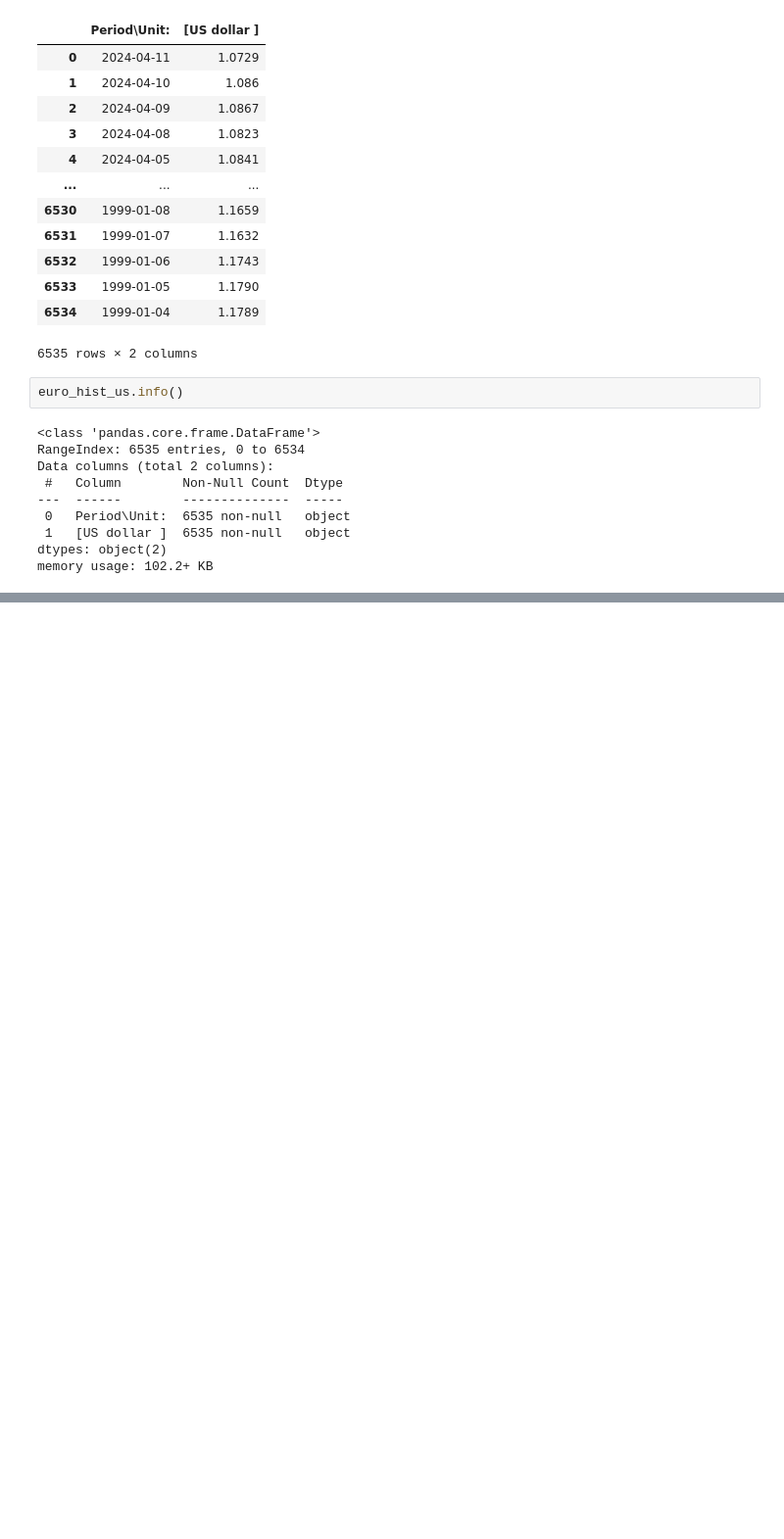
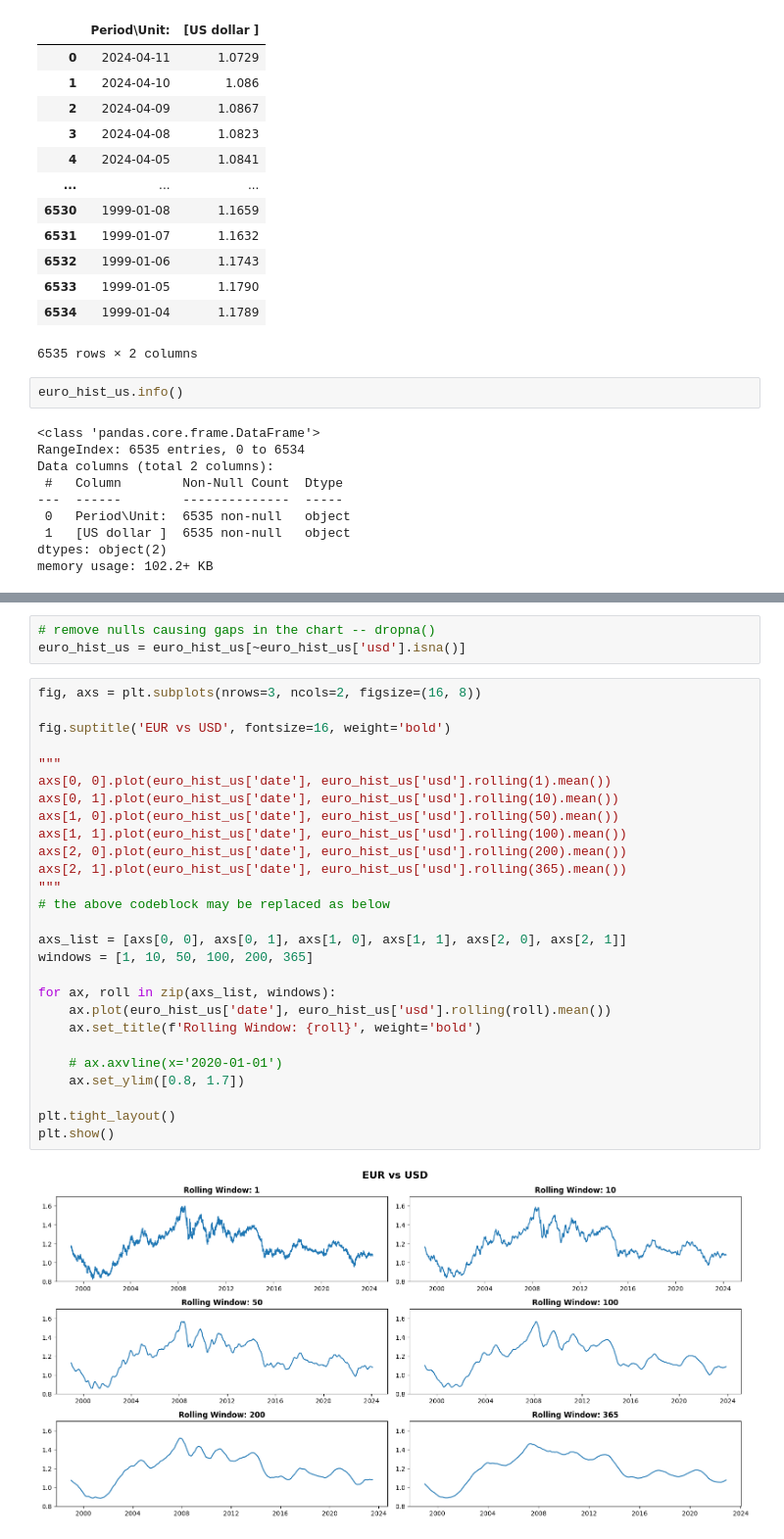
Before and after one commit to kingkingori/Euro-Daily-History, a Jupyter notebook: eurohist.ipynb, the cells around one changed output, grey strips where cells are left out. Shown: that part at 98% size. Drawn from its saved outputs; the diff is of its cells as text; blank space fills up the shorter version.

```diff
--- a/eurohist.ipynb
+++ b/eurohist.ipynb
@@ -69,0 +116,32 @@ euro_hist_us
+# %%
+# remove nulls causing gaps in the chart -- dropna()
+euro_hist_us = euro_hist_us[~euro_hist_us['usd'].isna()]
+# %%
+fig, axs = plt.subplots(nrows=3, ncols=2, figsize=(16, 8))
+
+fig.suptitle('EUR vs USD', fontsize=16, weight='bold')
+
+"""
+axs[0, 0].plot(euro_hist_us['date'], euro_hist_us['usd'].rolling(1).mean())
+axs[0, 1].plot(euro_hist_us['date'], euro_hist_us['usd'].rolling(10).mean())
+axs[1, 0].plot(euro_hist_us['date'], euro_hist_us['usd'].rolling(50).mean())
+axs[1, 1].plot(euro_hist_us['date'], euro_hist_us['usd'].rolling(100).mean())
+axs[2, 0].plot(euro_hist_us['date'], euro_hist_us['usd'].rolling(200).mean())
+axs[2, 1].plot(euro_hist_us['date'], euro_hist_us['usd'].rolling(365).mean())
+"""
+# the above codeblock may be replaced as below
+
+axs_list = [axs[0, 0], axs[0, 1], axs[1, 0], axs[1, 1], axs[2, 0], axs[2, 1]]
+windows = [1, 10, 50, 100, 200, 365]
+
+for ax, roll in zip(axs_list, windows):
+    ax.plot(euro_hist_us['date'], euro_hist_us['usd'].rolling(roll).mean())
+    ax.set_title(f'Rolling Window: {roll}', weight='bold')
+
+    # ax.axvline(x='2020-01-01')
+    ax.set_ylim([0.8, 1.7])
+
+plt.tight_layout()
+plt.show()
+# %% [output]
+[figure, added]
```
Also changed, not shown: parts of 11 cells of this notebook.
